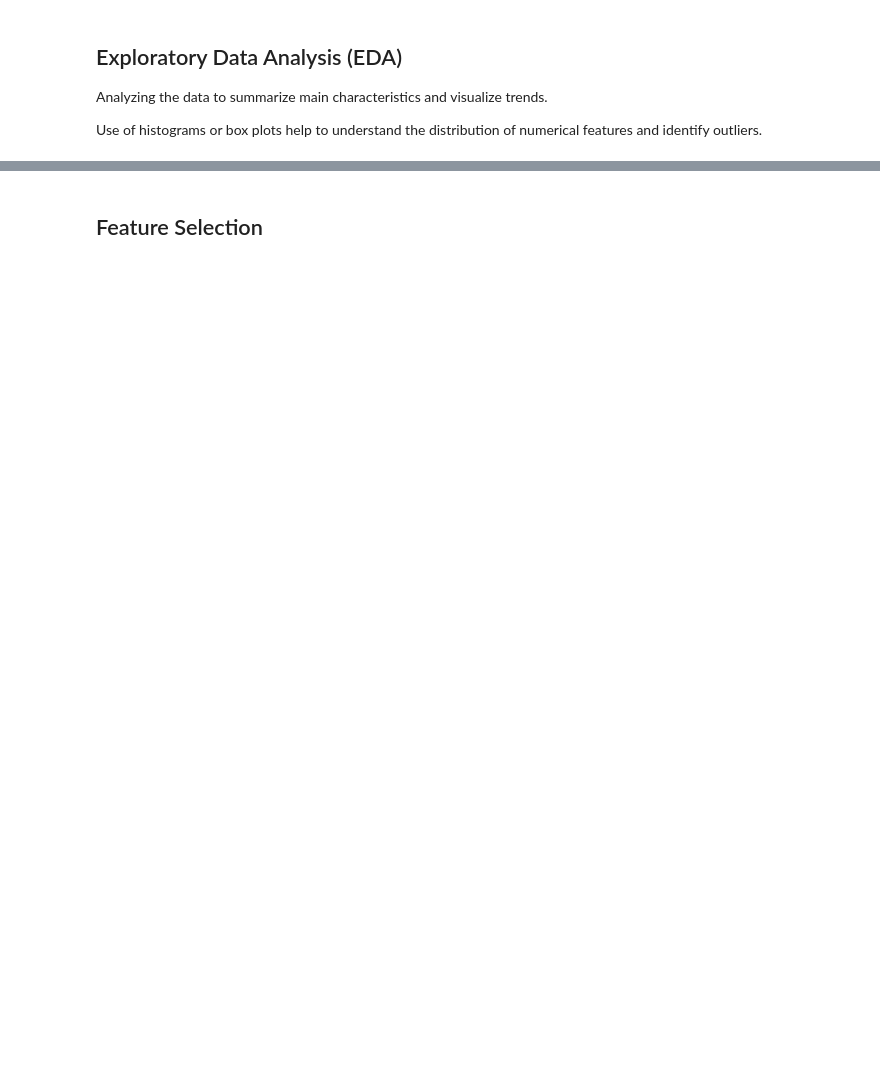
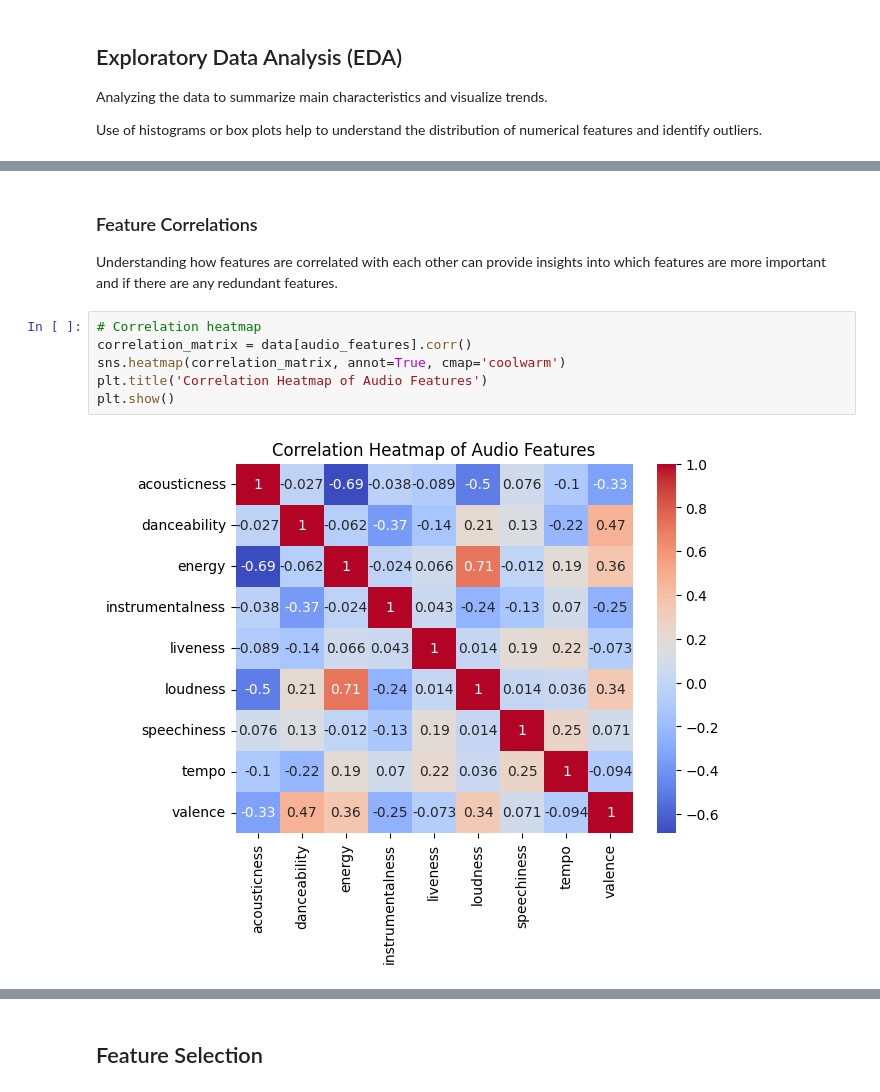
Before and after one commit to noopur-phadkar/TuneTrend---Decade-Century-Song-Classification, a Jupyter notebook: main.ipynb, the cells around one changed output, grey strips where cells are left out. Drawn from its saved outputs; the diff is of its cells as text; blank space fills up the shorter version.

```diff
--- a/main.ipynb
+++ b/main.ipynb
@@ -294,0 +534,12 @@ for column in data.select_dtypes(include=['float64', 'int64']).columns:
+# %% [markdown]
+### Feature Correlations
+
+Understanding how features are correlated with each other can provide insights into which features are more important and if there are any redundant features.
+# %%
+# Correlation heatmap
+correlation_matrix = data[audio_features].corr()
+sns.heatmap(correlation_matrix, annot=True, cmap='coolwarm')
+plt.title('Correlation Heatmap of Audio Features')
+plt.show()
+# %% [output]
+[figure, added]
```
Also changed, not shown: parts of 29 cells of this notebook.
